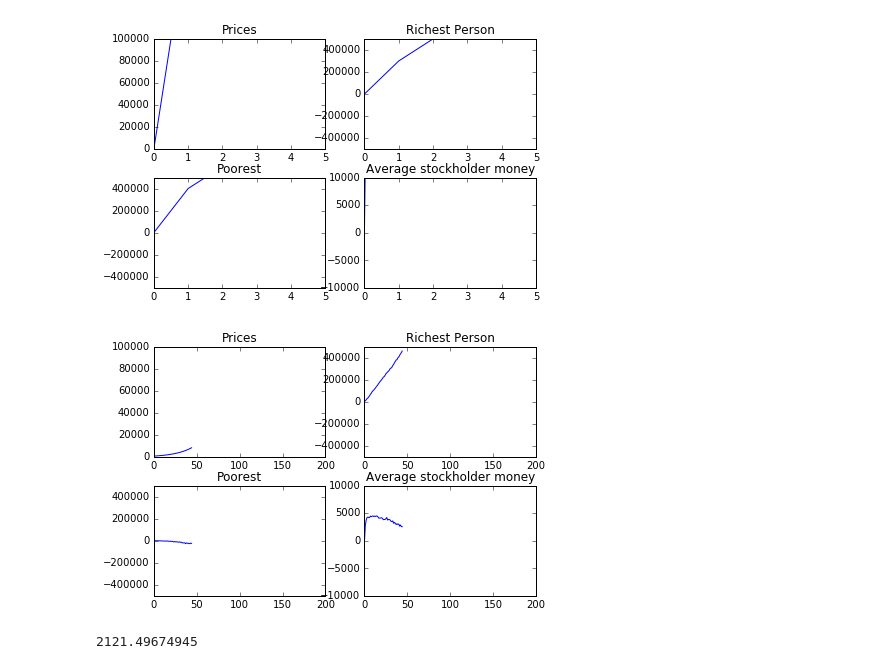
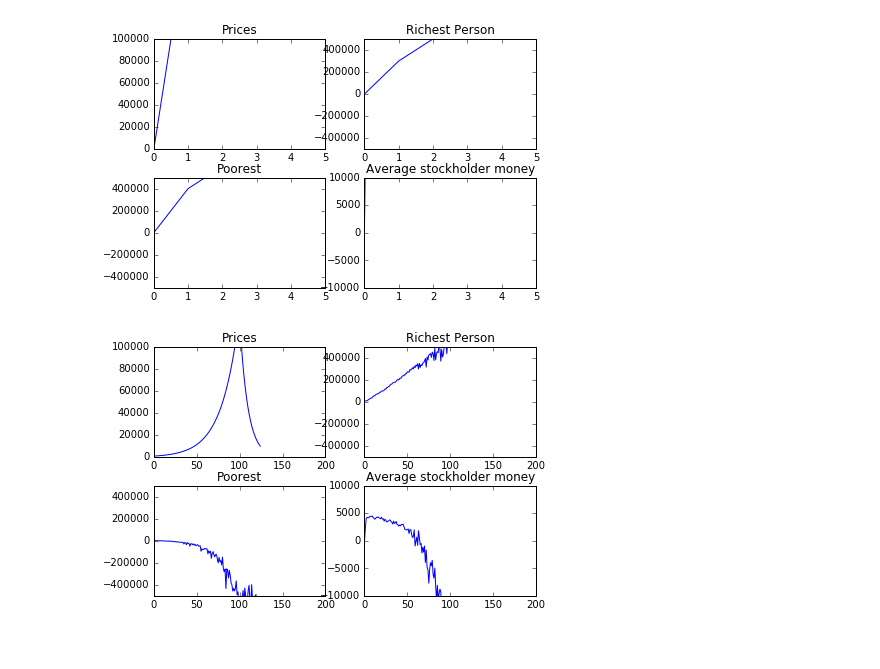
Before and after one commit to ankitvgupta/hum52finalproject, a Jupyter notebook: TulipManiaSimulation.ipynb, the cells around one changed output. Drawn from its saved outputs; the diff is of its cells as text; code cells hidden in the pictures.

```diff
--- a/TulipManiaSimulation.ipynb
+++ b/TulipManiaSimulation.ipynb
@@ -146,7 +146,7 @@ def simulation(numpeople, money, stock, perceivedstock, startprice, multiplier,
                 if randomuser == user:
                     continue
                 value = np.random.normal(multiplier*lastprice)
-                allcontracts.append(Contract(user, randomuser, iteration + np.random.randint(1, 50), value))
+                allcontracts.append(Contract(user, randomuser, iteration + np.random.randint(1, 100), value))
                 #stock[user] -= 1
                 perceivedstock[user] -= 1
         j = 0
@@ -179,32 +179,31 @@ def simulation(numpeople, money, stock, perceivedstock, startprice, multiplier,
                 if stock[randomuser] > 0:
                     money[contract.seller] += netval
                     money[randomuser] -= netval
                     #stock[contract.seller] += 1
                     #stock[randomuser] -= 1
                     perceivedstock[contract.seller] += 1
                     perceivedstock[randomuser] -= 1
                     contract.seller = randomuser
         graph_price, graph_richest, graph_poorest, graph_avgstock, graph_avgnonstock, graph_numcontracts = get_statistics(numpeople, money, stock, lastprice, allcontracts)
         print(graph_avgstock)
         #print get_statistics(numpeople, money, stock, lastprice, allcontracts)
         graph_values_lastpricedata.append(graph_price)
         graph_values_richestperson.append(graph_richest)
         graph_values_poorestperson.append(graph_poorest)
         graph_values_averagestockholders.append(graph_avgstock)
         graph_values_averagenonstockholders.append(graph_avgnonstock)
         graph_values_numberofcontracts.append(graph_numcontracts)
         graph_data(200,graph_values_lastpricedata, graph_values_richestperson, graph_values_poorestperson,
                    graph_values_averagestockholders, graph_values_averagenonstockholders, graph_values_numberofcontracts)
 
     return money, stock, perceivedstock, lastprice, allcontracts
 
 
 money, stock, perceivedstock, lastprice, allcontracts = simulation(numpeople, money, stock, perceivedstock, startprice, 1.05, allcontracts)
 #print get_statistics(numpeople, money, stock, lastprice, .9, allcontracts)
 
 money, stock, perceivedstock, lastprice, allcontracts = simulation(numpeople, money, stock, perceivedstock, lastprice, .9, allcontracts)
 
 #print get_statistics(numpeople, money, stock, lastprice, .9, allcontracts)
 # %% [output]
-[figure, old version]
+[figure, new version]
-2121.49674945
```
